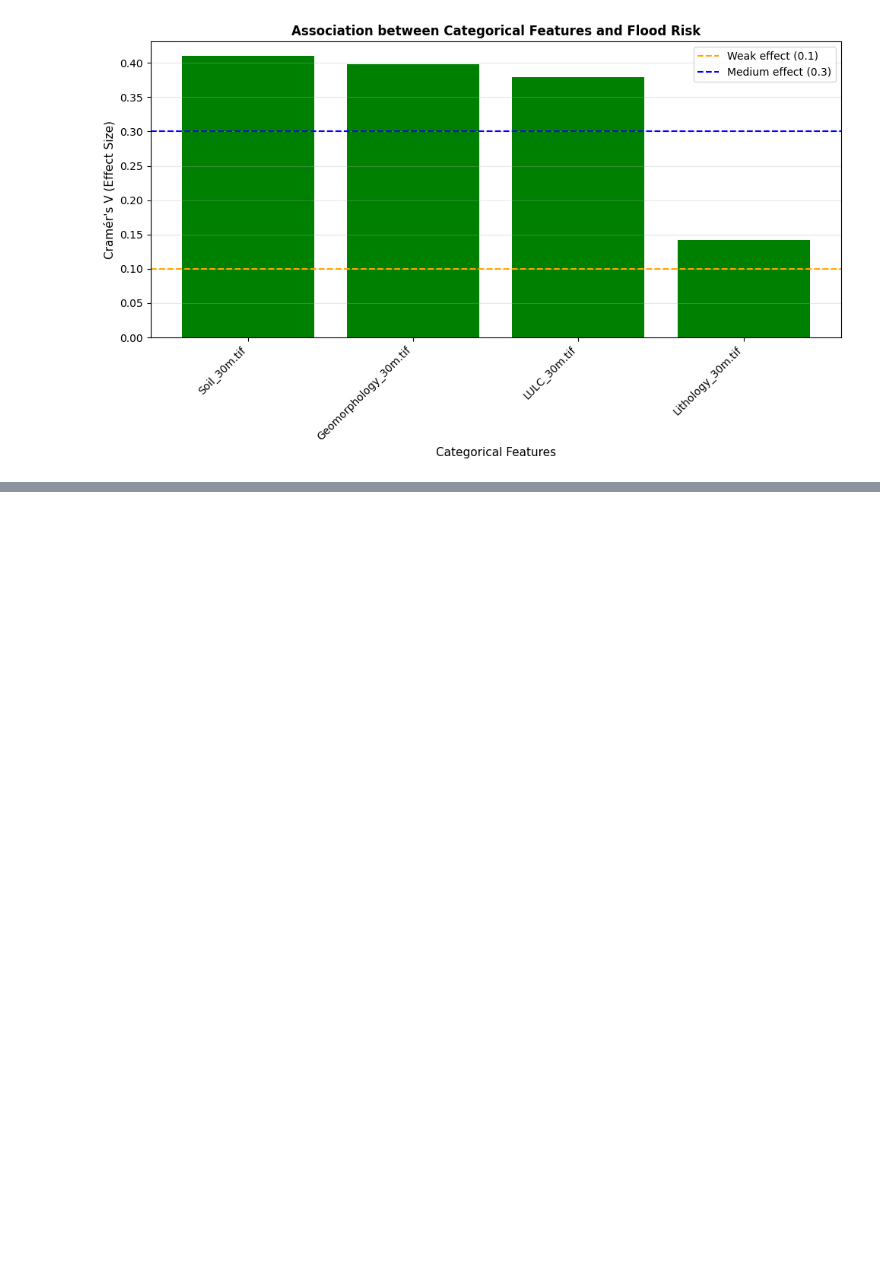
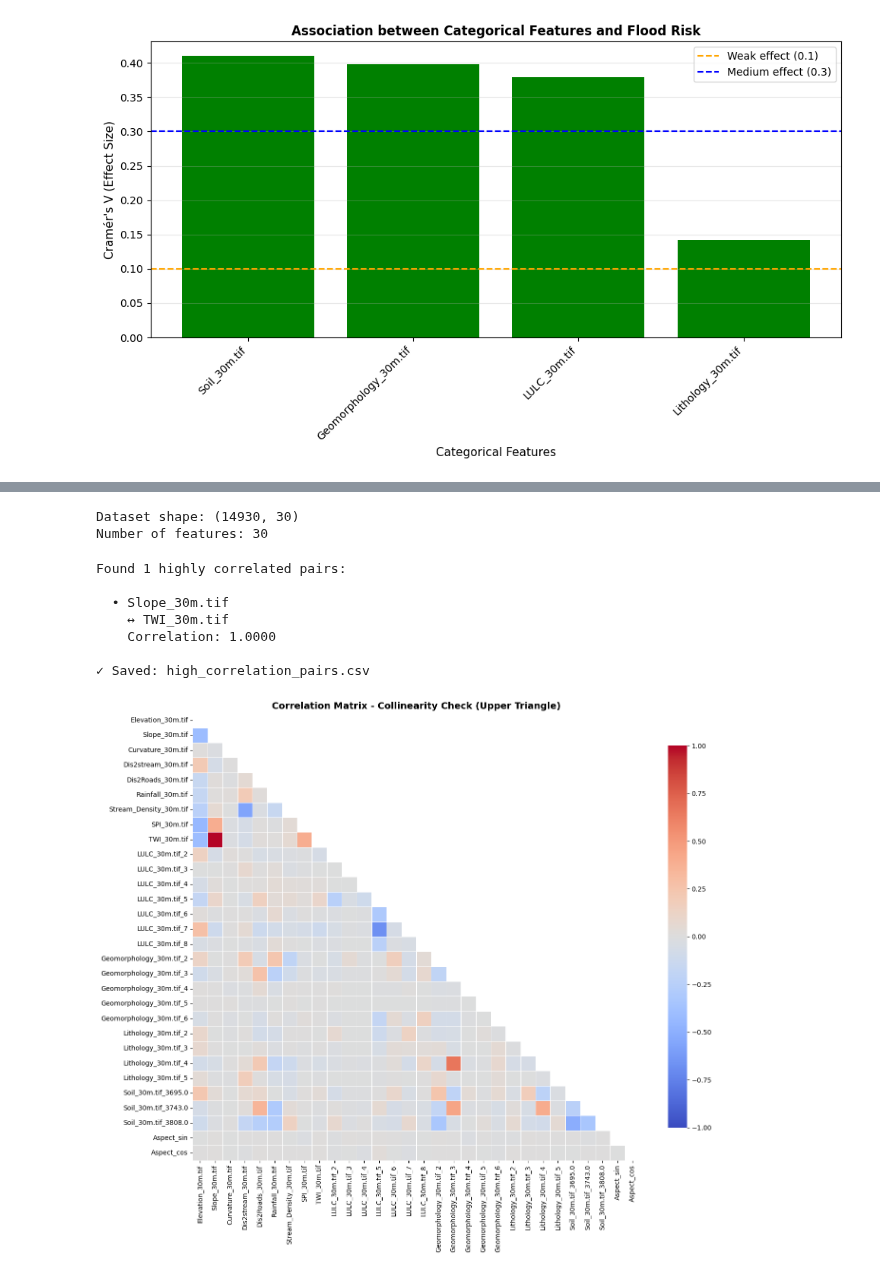
Before and after one commit to VladK333/flood-analysis, a Jupyter notebook: analysis.ipynb, the cells around one changed output, grey strips where cells are left out. Saved outputs shown, nothing was run; the diff lists cells and outputs as text; code cells hidden in the pictures; blank space fills up the shorter version.

Commit message:
multicollinearity done

```diff
--- a/analysis.ipynb
+++ b/analysis.ipynb
@@ -466,0 +470,80 @@ corr_matrix_continuous.to_csv('correlation_matrix_continuous.csv')
+# %%
+#COLLINEARITY ANALYSIS
+import pandas as pd
+import numpy as np
+import matplotlib.pyplot as plt
+import seaborn as sns
+from statsmodels.stats.outliers_influence import variance_inflation_factor
+import warnings
+warnings.filterwarnings('ignore')
+
+# Load processed data
+X_processed = pd.read_csv('data_processed_proper.csv')
+y_clean = pd.read_csv('target_clean.csv')
+
+print(f"\nDataset shape: {X_processed.shape}")
+print(f"Number of features: {X_processed.shape[1]}")
+# %% [output]
+Dataset shape: (14930, 30)
+Number of features: 30
+# %%
+#MULTICOLLINEARITY - threshold > 0.8
+
+corr_matrix = X_processed.corr()
+
+high_corr_pairs = []
+for i in range(len(corr_matrix.columns)):
+    for j in range(i+1, len(corr_matrix.columns)):
+        corr_value = corr_matrix.iloc[i, j]
+        if abs(corr_value) > 0.8:
+            feature1 = corr_matrix.columns[i]
+            feature2 = corr_matrix.columns[j]
+            high_corr_pairs.append({
+                'Feature_1': feature1,
+                'Feature_2': feature2,
+                'Correlation': corr_value,
+                'Abs_Correlation': abs(corr_value)
+            })
+
+if len(high_corr_pairs) > 0:
+    high_corr_df = pd.DataFrame(high_corr_pairs)
+    high_corr_df = high_corr_df.sort_values('Abs_Correlation', ascending=False)
+
+    print(f"Found {len(high_corr_df)} highly correlated pairs:\n")
+    for idx, row in high_corr_df.iterrows():
+        print(f"  • {row['Feature_1']}")
+        print(f"    ↔ {row['Feature_2']}")
+        print(f"    Correlation: {row['Correlation']:.4f}\n")
+
+    # Save to CSV
+    high_corr_df.to_csv('high_correlation_pairs.csv', index=False)
+    print("✓ Saved: high_correlation_pairs.csv")
+else:
+    print("No highly correlated pairs found (|r| > 0.8)")
+    high_corr_df = pd.DataFrame()
+
+#visuals
+# Visualize correlation matrix with threshold
+plt.figure(figsize=(14, 12))
+mask = np.triu(np.ones_like(corr_matrix, dtype=bool))
+sns.heatmap(corr_matrix,
+            mask=mask,
+            cmap='coolwarm',
+            center=0,
+            square=True,
+            linewidths=0.5,
+            cbar_kws={"shrink": 0.8},
+            vmin=-1, vmax=1)
+plt.title('Correlation Matrix - Collinearity Check (Upper Triangle)',
+          fontsize=14, fontweight='bold')
+plt.tight_layout()
+plt.savefig('collinearity_correlation_matrix.png', dpi=300, bbox_inches='tight')
+# %% [output]
+Found 1 highly correlated pairs:
+
+  • Slope_30m.tif
+    ↔ TWI_30m.tif
+    Correlation: 1.0000
+
+✓ Saved: high_correlation_pairs.csv
+[figure, added]
```
Also changed, not shown: parts of 1 cell of this notebook, 2 other files.
